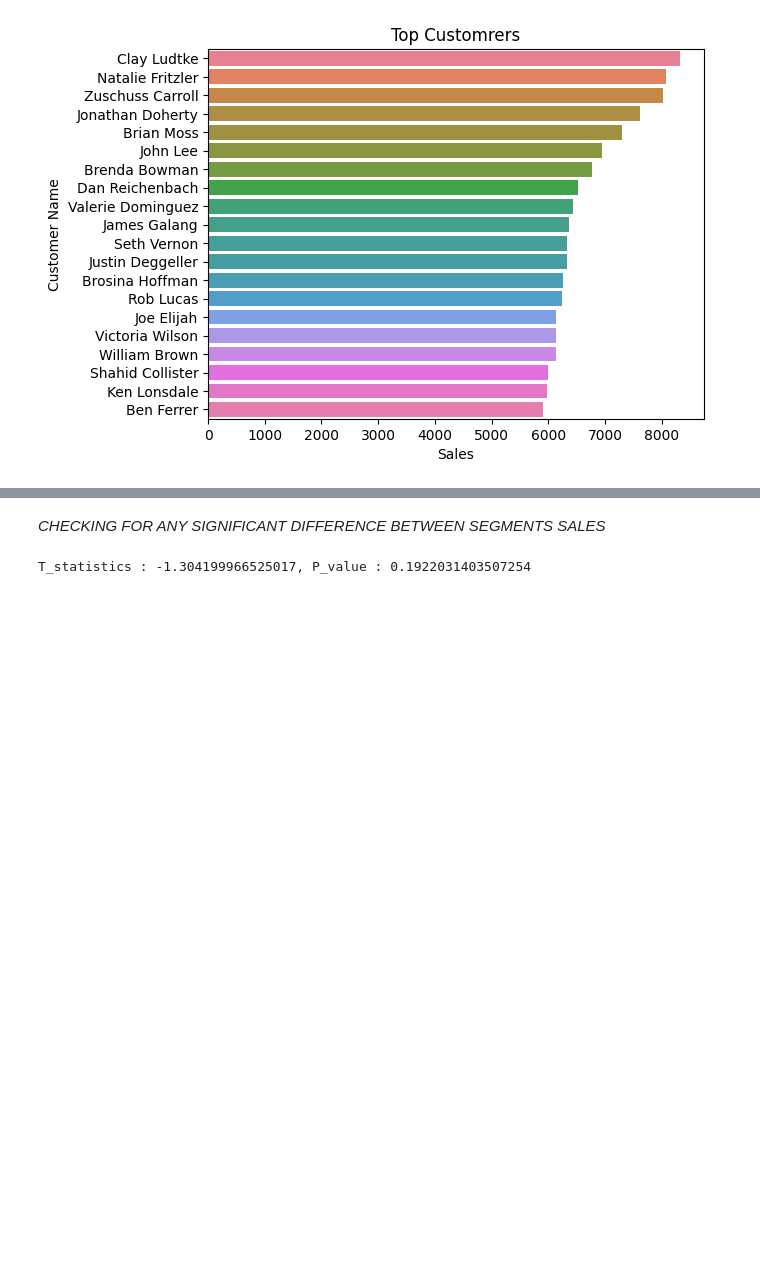
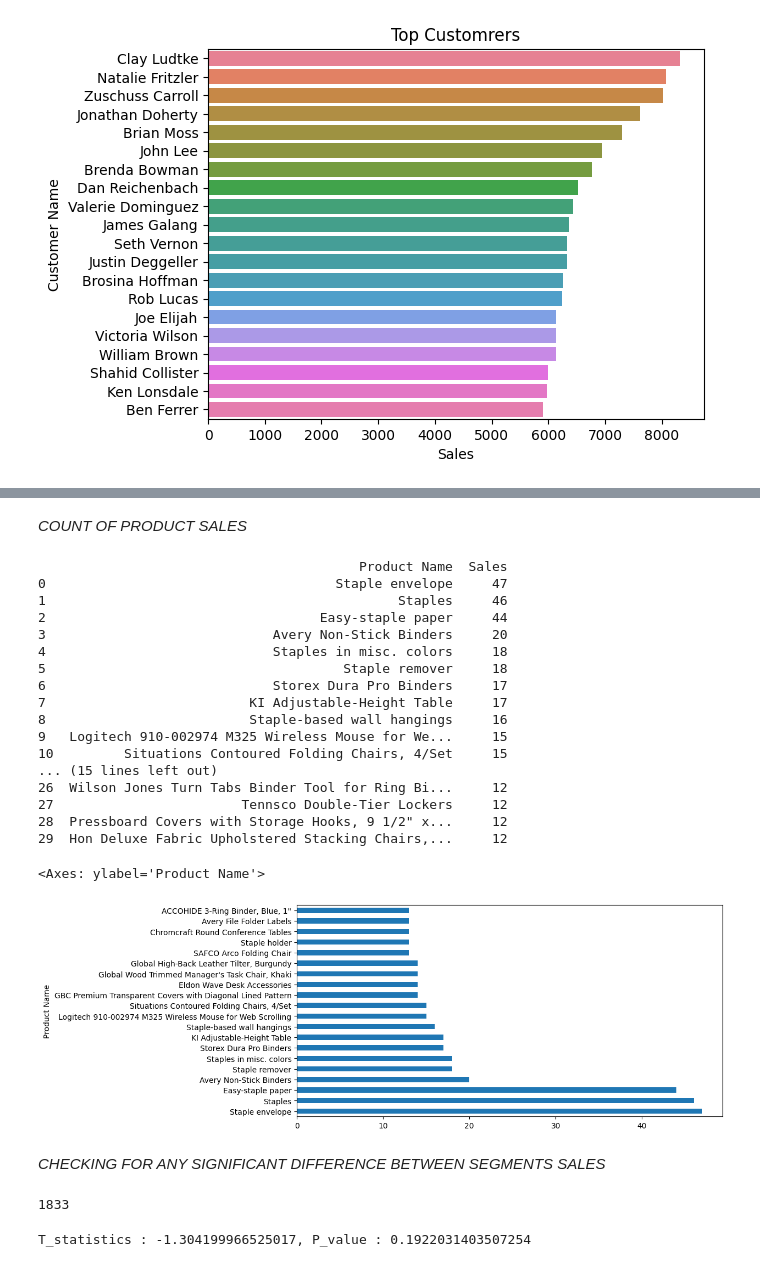
Before and after one commit to bjorn-sys/Sales-price-prediction, a Jupyter notebook: sales forcasting.ipynb, the cells around one changed output, grey strips where cells are left out. Drawn from its saved outputs; the diff is of its cells as text; code cells hidden in the pictures; blank space fills up the shorter version.

```diff
--- a/sales forcasting.ipynb
+++ b/sales forcasting.ipynb
@@ -479,5 +504,35 @@ The Customer that spent the highest was  **CLAY LUDTKE** which was about **$8,33
+# %% [markdown]
+*COUNT OF PRODUCT SALES*
+# %%
+p_name = df.groupby('Product Name')['Sales'].count().sort_values(ascending=False).reset_index()
+print(p_name.head(30))
+df['Product Name'].value_counts().head(20).plot(kind='barh', figsize=(10, 5))
+# %% [output]
+                                         Product Name  Sales
+0                                     Staple envelope     47
+1                                             Staples     46
+2                                   Easy-staple paper     44
+3                             Avery Non-Stick Binders     20
+4                             Staples in misc. colors     18
+5                                      Staple remover     18
+6                             Storex Dura Pro Binders     17
+7                          KI Adjustable-Height Table     17
+8                          Staple-based wall hangings     16
+9   Logitech 910-002974 M325 Wireless Mouse for We...     15
+10         Situations Contoured Folding Chairs, 4/Set     15
+... (15 lines left out)
+26  Wilson Jones Turn Tabs Binder Tool for Ring Bi...     12
+27                        Tennsco Double-Tier Lockers     12
+28  Pressboard Covers with Storage Hooks, 9 1/2" x...     12
+29  Hon Deluxe Fabric Upholstered Stacking Chairs,...     12
+<Axes: ylabel='Product Name'>
+[figure, added]
 # %% [markdown]
 *CHECKING FOR ANY SIGNIFICANT DIFFERENCE BETWEEN SEGMENTS SALES*
+# %%
+df['Product Name'].nunique()
+# %% [output]
+1833
 # %%
 consumer_sales = df[df['Segment']=='Consumer']['Sales']
 coperate_sales = df[df['Segment']=='Corporate']['Sales']
```
Also changed, not shown: parts of 3 cells of this notebook.
